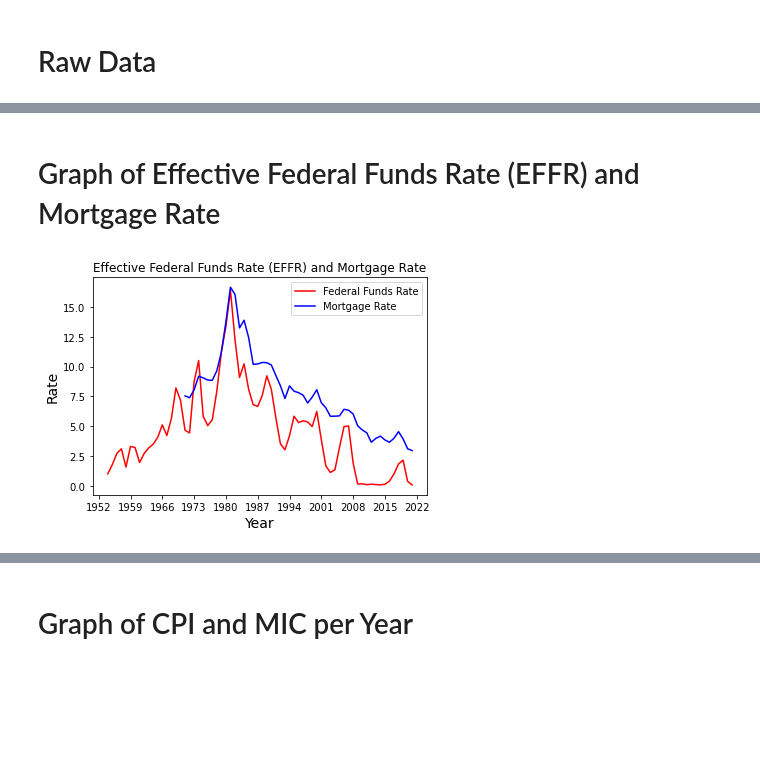
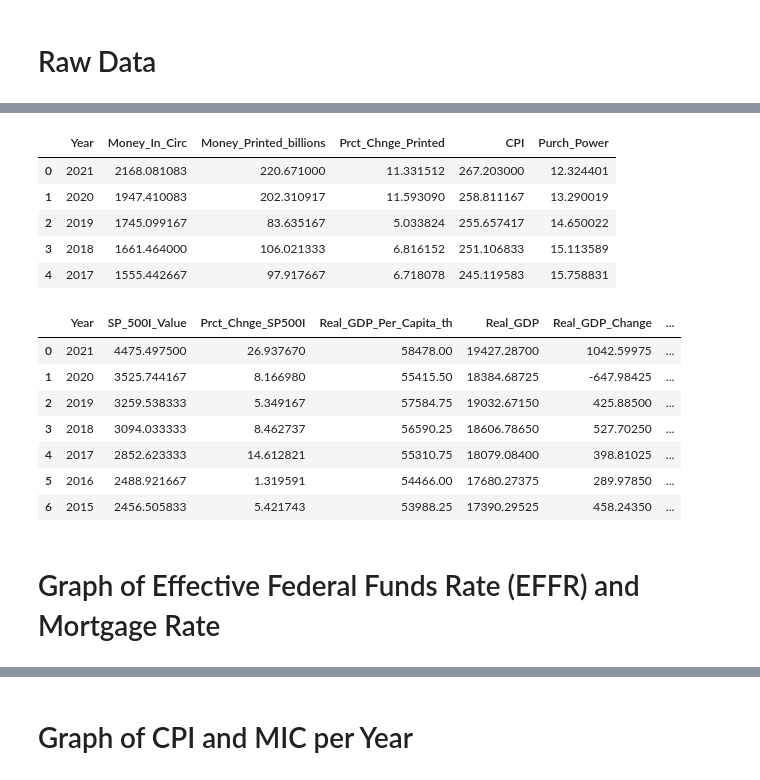
Before and after one commit to ethompson17/US-Economic-Project, a Jupyter notebook: US Economy.ipynb, the cells around one changed output, grey strips where cells are left out. Cells and saved outputs as stored; diff of their text form; code cells hidden in the pictures; blank space fills up the shorter version.

```diff
--- a/US Economy.ipynb
+++ b/US Economy.ipynb
@@ -33,17 +15,22 @@ df2.head(7)
-# %% [markdown]
-# Graph of Effective Federal Funds Rate (EFFR) and Mortgage Rate
-# %%
-x = df2['Year']
-mr = df2['Mortgage_Rate']
-effr = df2['EFFR']
-
-plt.title('Effective Federal Funds Rate (EFFR) and Mortgage Rate')
-plt.xlabel('Year', size = 14)
-plt.ylabel('Rate', size = 14)
-plt.xticks(np.arange(min(x), 2023, 7))
-plt.plot(x, effr, color = 'r')
-plt.plot(x, mr, color = 'b')
-plt.legend(['Federal Funds Rate','Mortgage Rate'])
-plt.show()
-# %% [output]
-[figure, removed]
+# %%
+df.head()
+# %% [output]
+|  | Year | Money_In_Circ | Money_Printed_billions | Prct_Chnge_Printed | CPI | Purch_Power |
+| 0 | 2021 | 2168.081083 | 220.671000 | 11.331512 | 267.203000 | 12.324401 |
+| 1 | 2020 | 1947.410083 | 202.310917 | 11.593090 | 258.811167 | 13.290019 |
+| 2 | 2019 | 1745.099167 | 83.635167 | 5.033824 | 255.657417 | 14.650022 |
+| 3 | 2018 | 1661.464000 | 106.021333 | 6.816152 | 251.106833 | 15.113589 |
+| 4 | 2017 | 1555.442667 | 97.917667 | 6.718078 | 245.119583 | 15.758831 |
+# %%
+df2.head(7)
+# %% [output]
+|  | Year | SP_500I_Value | Prct_Chnge_SP500I | Real_GDP_Per_Capita_th | Real_GDP | Real_GDP_Change | ... |
+| 0 | 2021 | 4475.497500 | 26.937670 | 58478.00 | 19427.28700 | 1042.59975 | ... |
+| 1 | 2020 | 3525.744167 | 8.166980 | 55415.50 | 18384.68725 | -647.98425 | ... |
+| 2 | 2019 | 3259.538333 | 5.349167 | 57584.75 | 19032.67150 | 425.88500 | ... |
+| 3 | 2018 | 3094.033333 | 8.462737 | 56590.25 | 18606.78650 | 527.70250 | ... |
+| 4 | 2017 | 2852.623333 | 14.612821 | 55310.75 | 18079.08400 | 398.81025 | ... |
+| 5 | 2016 | 2488.921667 | 1.319591 | 54466.00 | 17680.27375 | 289.97850 | ... |
+| 6 | 2015 | 2456.505833 | 5.421743 | 53988.25 | 17390.29525 | 458.24350 | ... |
+# %% [markdown]
+# Graph of Effective Federal Funds Rate (EFFR) and Mortgage Rate
```
Also changed, not shown: parts of 7 cells of this notebook.
